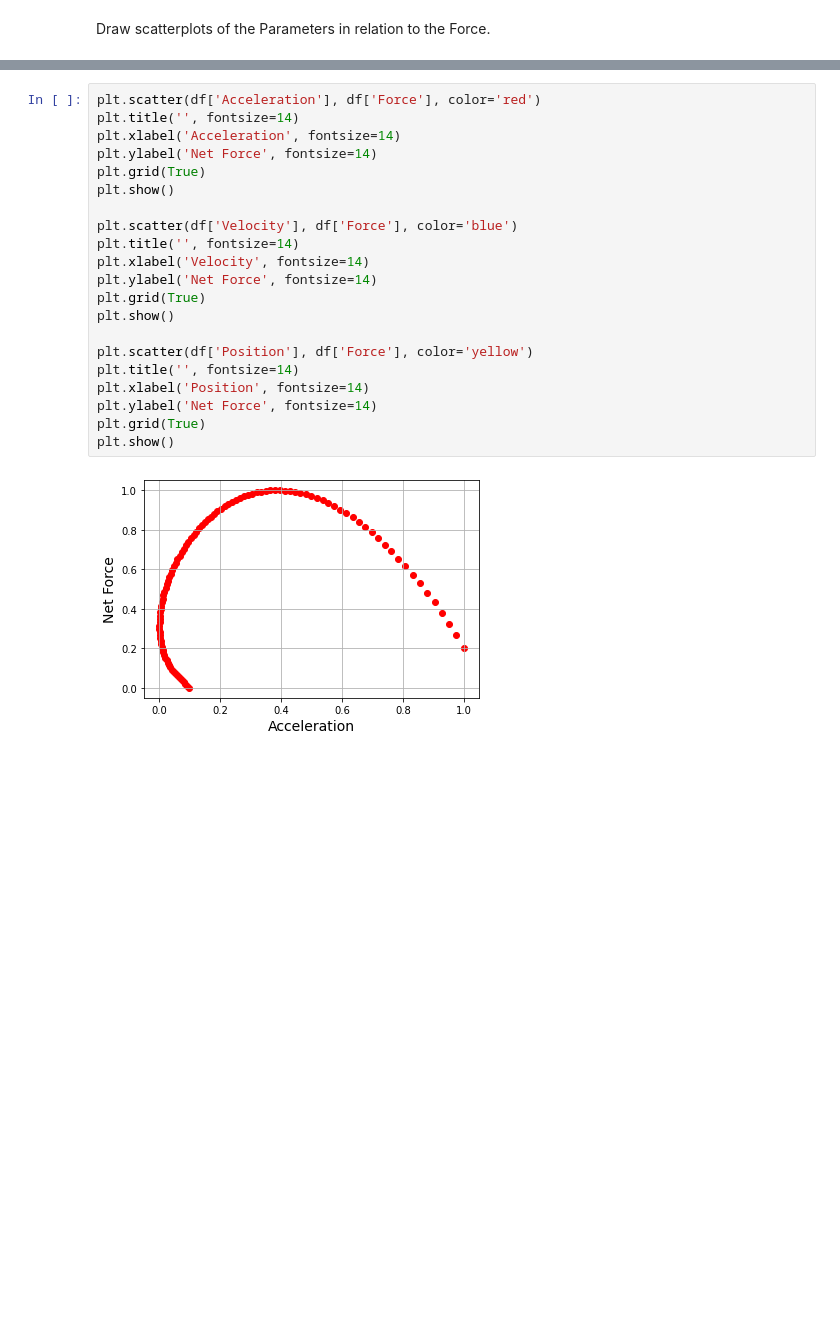
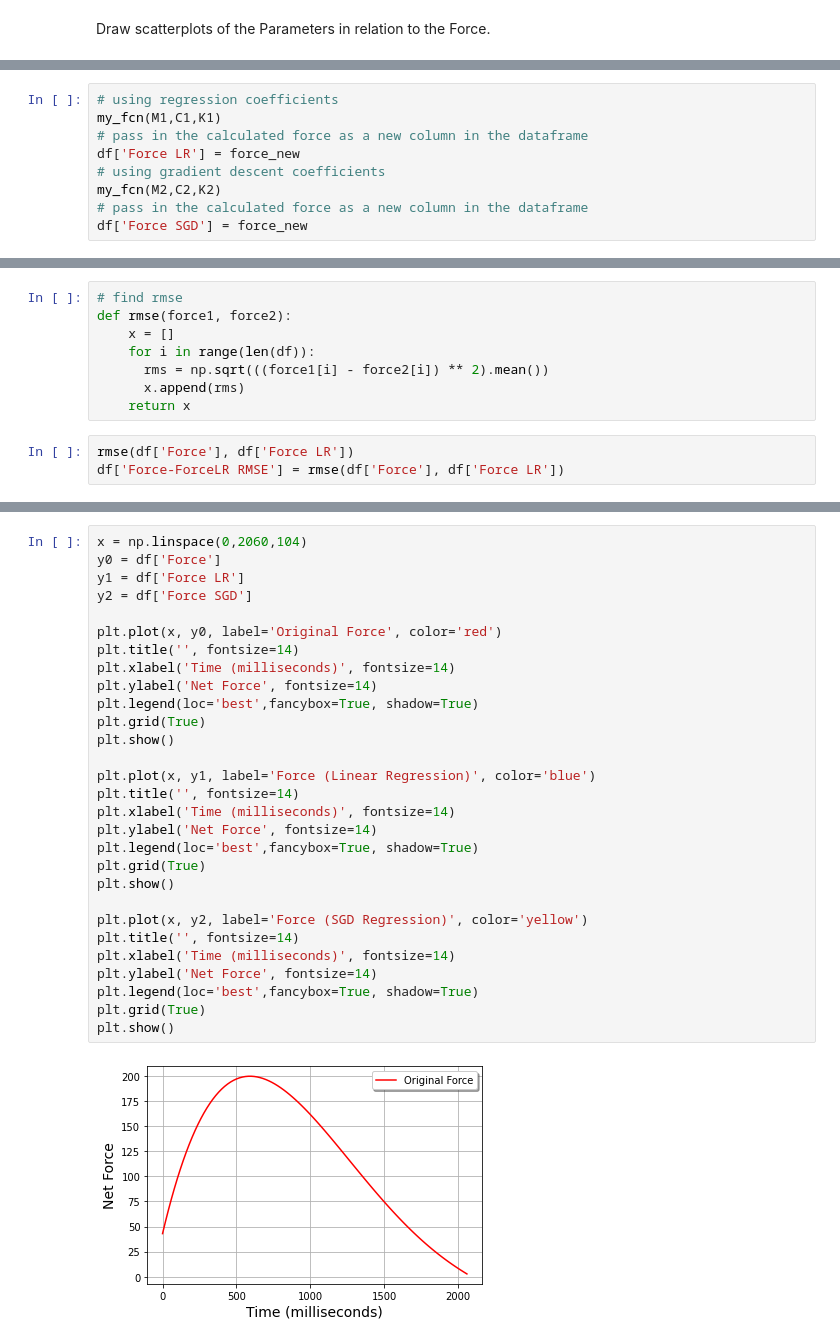
Before and after one commit to superchroma/901, a Jupyter notebook: MCK.ipynb, the cells around one changed output, grey strips where cells are left out. Cells and saved outputs as stored; diff of their text form; blank space fills up the shorter version.

```diff
--- a/MCK.ipynb
+++ b/MCK.ipynb
@@ -111,0 +154,9 @@ Draw scatterplots of the Parameters in relation to the Force.
+# %%
+# using regression coefficients
+my_fcn(M1,C1,K1)
+# pass in the calculated force as a new column in the dataframe
+df['Force LR'] = force_new
+# using gradient descent coefficients
+my_fcn(M2,C2,K2)
+# pass in the calculated force as a new column in the dataframe
+df['Force SGD'] = force_new
@@ -111,0 +179,11 @@ Draw scatterplots of the Parameters in relation to the Force.
+# %%
+# find rmse
+def rmse(force1, force2):
+    x = []
+    for i in range(len(df)):
+      rms = np.sqrt(((force1[i] - force2[i]) ** 2).mean())
+      x.append(rms)
+    return x
+# %%
+rmse(df['Force'], df['Force LR'])
+df['Force-ForceLR RMSE'] = rmse(df['Force'], df['Force LR'])
@@ -112,23 +208,31 @@ Draw scatterplots of the Parameters in relation to the Force.
 # %%
-plt.scatter(df['Acceleration'], df['Force'], color='red')
+x = np.linspace(0,2060,104)
+y0 = df['Force']
+y1 = df['Force LR']
+y2 = df['Force SGD']
+
+plt.plot(x, y0, label='Original Force', color='red')
 plt.title('', fontsize=14)
-plt.xlabel('Acceleration', fontsize=14)
+plt.xlabel('Time (milliseconds)', fontsize=14)
 plt.ylabel('Net Force', fontsize=14)
+plt.legend(loc='best',fancybox=True, shadow=True)
 plt.grid(True)
 plt.show()
 
-plt.scatter(df['Velocity'], df['Force'], color='blue')
+plt.plot(x, y1, label='Force (Linear Regression)', color='blue')
 plt.title('', fontsize=14)
-plt.xlabel('Velocity', fontsize=14)
+plt.xlabel('Time (milliseconds)', fontsize=14)
 plt.ylabel('Net Force', fontsize=14)
+plt.legend(loc='best',fancybox=True, shadow=True)
 plt.grid(True)
 plt.show()
 
-plt.scatter(df['Position'], df['Force'], color='yellow')
+plt.plot(x, y2, label='Force (SGD Regression)', color='yellow')
 plt.title('', fontsize=14)
-plt.xlabel('Position', fontsize=14)
+plt.xlabel('Time (milliseconds)', fontsize=14)
 plt.ylabel('Net Force', fontsize=14)
+plt.legend(loc='best',fancybox=True, shadow=True)
 plt.grid(True)
 plt.show()
 # %% [output]
-[figure, old version]
+[figure, new version]
```
Also changed, not shown: parts of 19 cells of this notebook.
